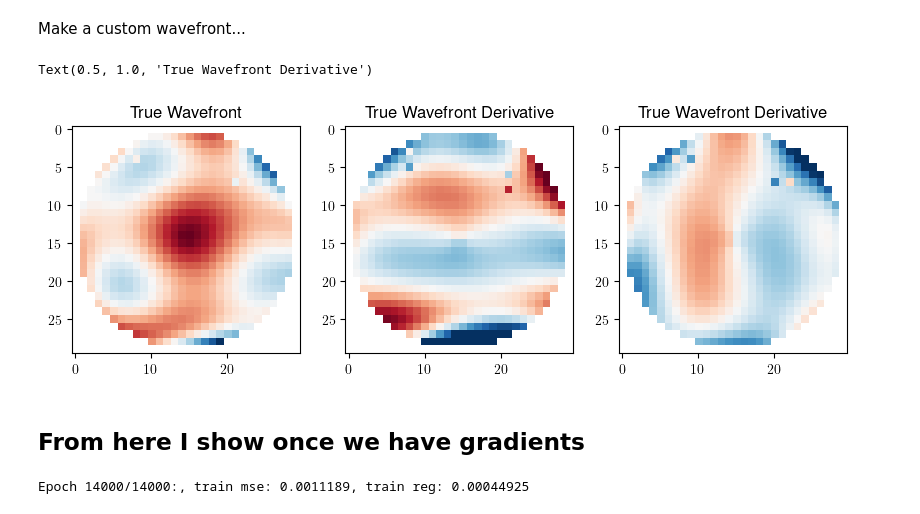
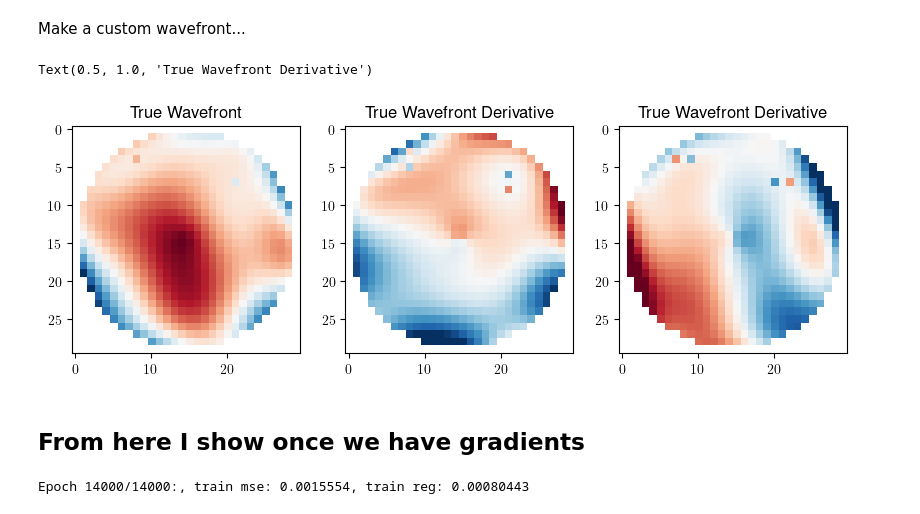
Before and after one commit to sunnyhoward/overdictionary, a Jupyter notebook: paper_files/Axicon.ipynb, the cells around one changed output. Saved outputs shown, nothing was run; the diff lists cells and outputs as text; code cells hidden in the pictures.

```diff
--- a/paper_files/Axicon.ipynb
+++ b/paper_files/Axicon.ipynb
@@ -41,36 +41,37 @@ wavefront = torch.zeros(size,size)
 
 # decenter = [0.2,-0.1] #lets say we're off center...
 decenter = [0,0] #lets say we're off center...
 
 modes, mode_derivs = get_modes_and_derivs(decenter, xx, yy, n_zernike=n_zernike_rows, truncate_circle=truncate_circle, pixel_basis = True, special_mode=Axicon)
 
 mode_coeffs = torch.zeros((len(modes),1,1))
 
 
 elements = np.arange(3,n_zernike)
-np.random.shuffle(elements)
+# np.random.shuffle(elements)
 # elements = elements[:5]
 zer_coeffs = torch.randn(len(elements),1,1) * 0.5
 
+
 mode_coeffs[elements] = zer_coeffs
 
-mode_coeffs[n_zernike] = 3
+mode_coeffs[n_zernike] = 5
 
 mode_coeffs[260] = 1 # we have some noise
 mode_coeffs[157] = -1 # we have some noise
 
 wavefront = torch.sum(mode_coeffs * modes,dim=0)
 wavefront_deriv = torch.sum(mode_coeffs * mode_derivs,dim=1)
 
 
 fig,ax = plt.subplots(1,3,figsize=(10,5))
 
 ax[0].imshow(wavefront, cmap='RdBu'); ax[0].set_title('True Wavefront')
 ax[1].imshow(wavefront_deriv[0],vmax=1,vmin=-1, cmap='RdBu'); ax[1].set_title('True Wavefront Derivative')
 ax[2].imshow(wavefront_deriv[1],vmax=1,vmin=-1, cmap='RdBu'); ax[2].set_title('True Wavefront Derivative')
 # %% [output]
 Text(0.5, 1.0, 'True Wavefront Derivative')
-[figure, old version]
+[figure, new version]
 # %%
 zerns = np.nan_to_num(modes[:n_zernike])
 axicon = np.nan_to_num(modes[n_zernike:n_zernike+1])
@@ -92,13 +93,13 @@ num_inits = 9
 
 evaller = ModalEvaluator(size=(size,size), initializations=num_inits, n_zernike_rows=n_zernike_rows, zern_transform=False, pixel_basis=True, special_mode=Axicon, device=device)
 # %%
-init_transX, init_transY = np.meshgrid(np.linspace(-.2, .2, 3), np.linspace(-.2, .2, 3))
+init_transX, init_transY = np.meshgrid(np.linspace(-.2, .2, 5), np.linspace(-.2, .2, 5))
 
 init_rot, init_transX, init_transY = [0.]*num_inits, init_transX.flatten(), init_transY.flatten()
 
-coeffs, history = evaller.fit(sampled_gradient, affine_initialization=[init_rot, init_transX, init_transY], epochs=14000, lr=1e-3, l1_reg=5e-4)#, fit_params=coeffs)
+coeffs, history = evaller.fit(sampled_gradient, affine_initialization=[init_rot, init_transX, init_transY], epochs=14000, lr=4e-3, l1_reg=5e-4)#, fit_params=coeffs)
 # %% [output]
-Epoch 14000/14000:, train mse: 0.0011189, train reg: 0.00044925
+Epoch 14000/14000:, train mse: 0.0015554, train reg: 0.00080443
 # %%
 fig,ax = plt.subplots(1,3, figsize = (10,3))
 ax[0].plot(np.log10(history['loss']))
```
Also changed, not shown: parts of 12 cells of this notebook, 6 other files.
